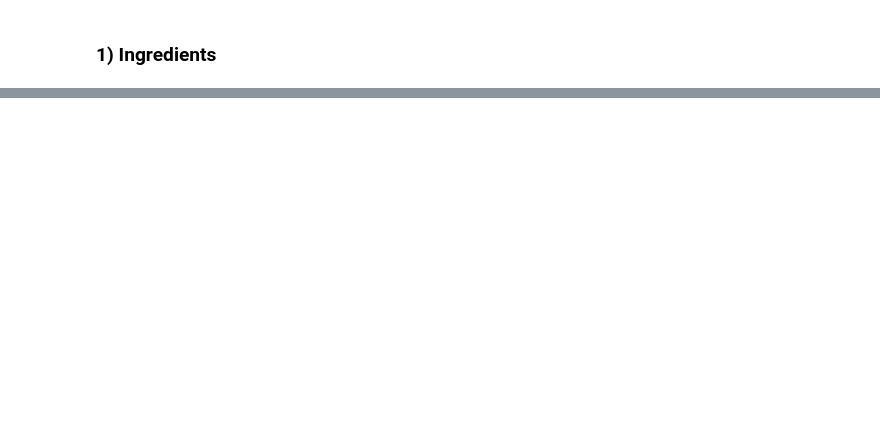
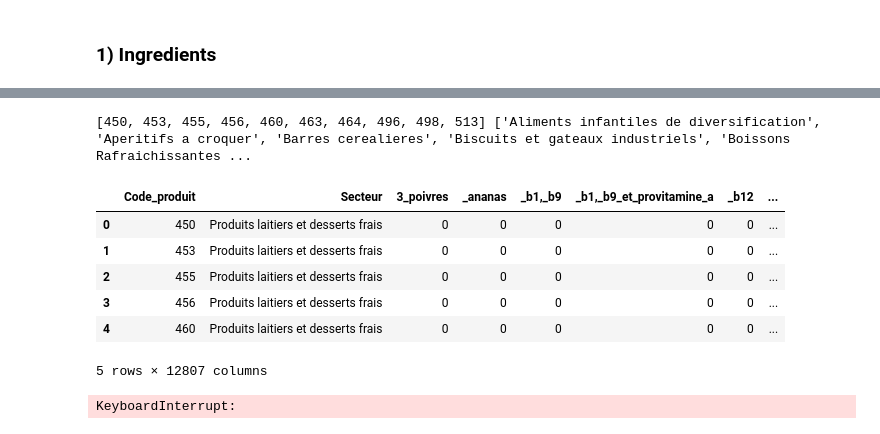
Before and after one commit to Thomasaujoux/food-classification, a Jupyter notebook: data_preparation/data.ipynb, the cells around one changed output, grey strips where cells are left out. Saved outputs shown, nothing was run; the diff lists cells and outputs as text; code cells hidden in the pictures; blank space fills up the shorter version.

```diff
--- a/data_preparation/data.ipynb
+++ b/data_preparation/data.ipynb
@@ -201,0 +100,29 @@ df_vectorise
+# %%
+df = df.drop(index=[1167903,
+                    1053668,
+                    875941,
+                    #1158191,
+                    #382675,
+                    701702,
+                    1202560,
+                    1412604,
+                    489683,
+                    1441080,
+                    1441208,
+                    20633,
+                    429562
+                    ])
+df_ = df_.drop(index=[1167903,
+                    1053668,
+                    875941,
+                    #1158191,
+                    #382675,
+                    701702,
+                    1202560,
+                    1412604,
+                    489683,
+                    1441080,
+                    1441208,
+                    20633,
+                    429562
+                    ])
@@ -201,0 +147,10 @@ df_vectorise
+# %%
+a = sorted(df["Code_produit"].unique())
+b = sorted(df["Secteur"].unique(), key=str.lower)
+c = sorted(df["Famille"].unique(), key=str.lower)
+d = sorted(df["Ingrédient"].unique(), key=str.lower)
+e = df.Ingrédient[df.Ingrédient.str.contains(":")]
+f = df.Ingrédient[df.Ingrédient.str.contains("\(")]
+print(a[0:10], b[0:10], c[0:10], d[0:10])
+# %% [output]
+[450, 453, 455, 456, 460, 463, 464, 496, 498, 513] ['Aliments infantiles de diversification', 'Aperitifs a croquer', 'Barres cerealieres', 'Biscuits et gateaux industriels', 'Boissons Rafraichissantes ...
@@ -201,0 +160,9 @@ df_vectorise
+# %%
+df_new = df.groupby(['Code_produit', 'Secteur'])['Ingrédient'].agg(lambda col: ' '.join(col)).reset_index(name='Ingrédient')
+
+from sklearn.feature_extraction.text import CountVectorizer
+coun_vect = CountVectorizer(token_pattern='\\b(\\w+[\\.,%_1234567890:()]?\\w+)\\b')
+count_matrix = coun_vect.fit_transform(df_new['Ingrédient'])
+count_array = count_matrix.toarray()
+df_vect = pd.DataFrame(data=count_array,columns = coun_vect.get_feature_names_out())
+new_df = pd.concat([df_new[["Code_produit", "Secteur"]], df_vect], axis=1)
@@ -201,0 +178,10 @@ df_vectorise
+# %%
+new_df.head()
+# %% [output]
+|  | Code_produit | Secteur | 3_poivres | _ananas | _b1,_b9 | _b1,_b9_et_provitamine_a | _b12 | ... |
+| 0 | 450 | Produits laitiers et desserts frais | 0 | 0 | 0 | 0 | 0 | ... |
+| 1 | 453 | Produits laitiers et desserts frais | 0 | 0 | 0 | 0 | 0 | ... |
+| 2 | 455 | Produits laitiers et desserts frais | 0 | 0 | 0 | 0 | 0 | ... |
+| 3 | 456 | Produits laitiers et desserts frais | 0 | 0 | 0 | 0 | 0 | ... |
+| 4 | 460 | Produits laitiers et desserts frais | 0 | 0 | 0 | 0 | 0 | ... |
+5 rows × 12807 columns
@@ -201,0 +195,5 @@ df_vectorise
+# %%
+new_df.to_csv(r'C:\Users\Thomas Aujoux\Documents\GitHub\food-classification\data_preparation\clean.csv')
+new_df2.to_csv(r'C:\Users\Thomas Aujoux\Documents\GitHub\food-classification\data_preparation\clean2.csv')
+# %% [output]
+KeyboardInterrupt:
```
Also changed, not shown: parts of 32 cells of this notebook, 2 other files.
